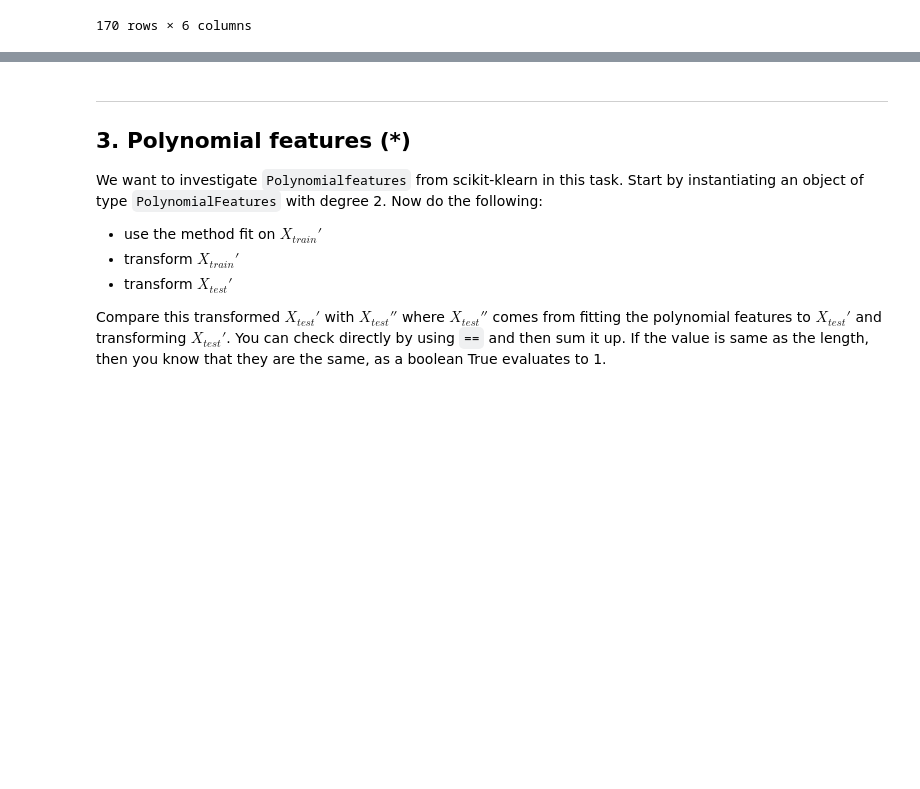
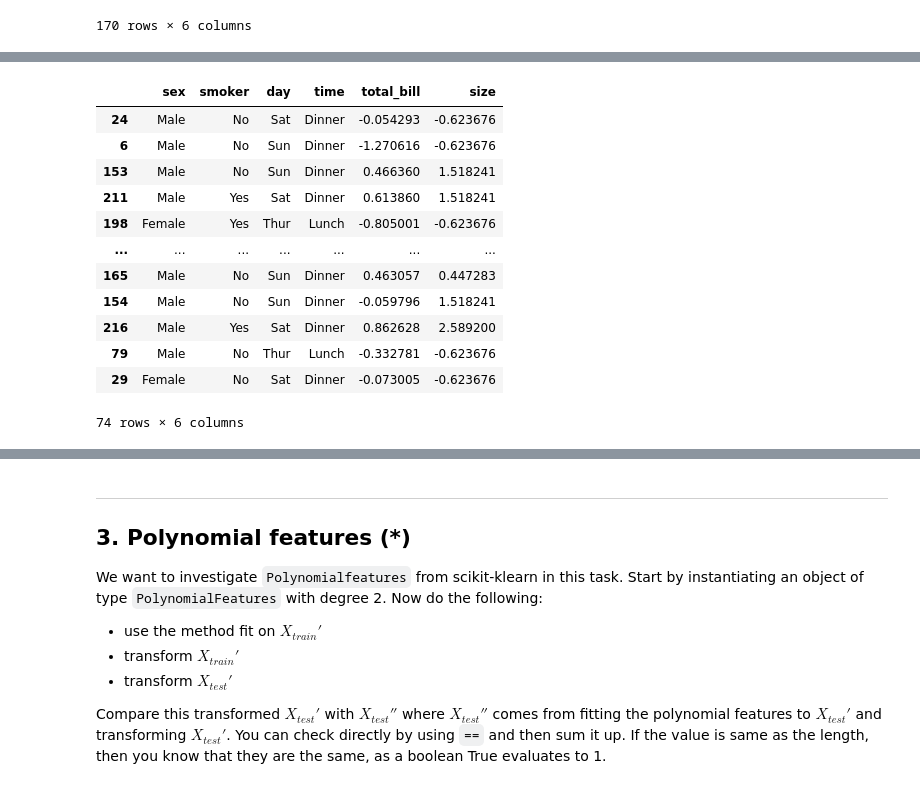
Before and after one commit to dancla240/Machine_Learning_Daniel_Claesson, a Jupyter notebook: Exercises/E02_overfit_regularization.ipynb, the cells around one changed output, grey strips where cells are left out. Cells and saved outputs as stored; diff of their text form; code cells hidden in the pictures; blank space fills up the shorter version.

```diff
--- a/Exercises/E02_overfit_regularization.ipynb
+++ b/Exercises/E02_overfit_regularization.ipynb
@@ -314 +335,17 @@ X_test.rename({'total_bill_norm':'total_bill','size_norm':'size'}, inplace=True)
+# %%
+X_test
+# %% [output]
+|  | sex | smoker | day | time | total_bill | size |
+| 24 | Male | No | Sat | Dinner | -0.054293 | -0.623676 |
+| 6 | Male | No | Sun | Dinner | -1.270616 | -0.623676 |
+| 153 | Male | No | Sun | Dinner | 0.466360 | 1.518241 |
+| 211 | Male | Yes | Sat | Dinner | 0.613860 | 1.518241 |
+| 198 | Female | Yes | Thur | Lunch | -0.805001 | -0.623676 |
+| ... | ... | ... | ... | ... | ... | ... |
+| 165 | Male | No | Sun | Dinner | 0.463057 | 0.447283 |
+| 154 | Male | No | Sun | Dinner | -0.059796 | 1.518241 |
+| 216 | Male | Yes | Sat | Dinner | 0.862628 | 2.589200 |
+| 79 | Male | No | Thur | Lunch | -0.332781 | -0.623676 |
+| 29 | Female | No | Sat | Dinner | -0.073005 | -0.623676 |
+74 rows × 6 columns
 # %%
```
Also changed, not shown: parts of 19 cells of this notebook.
